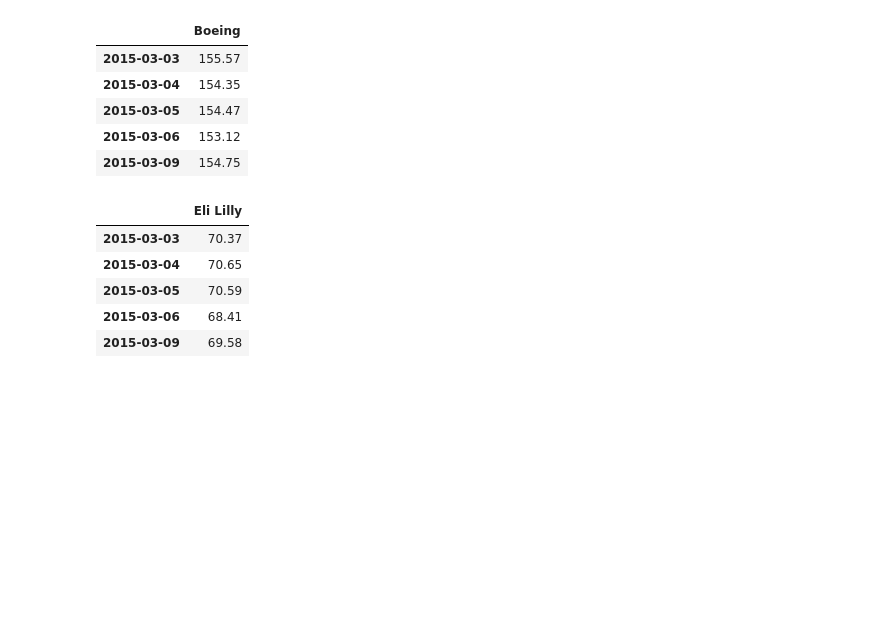
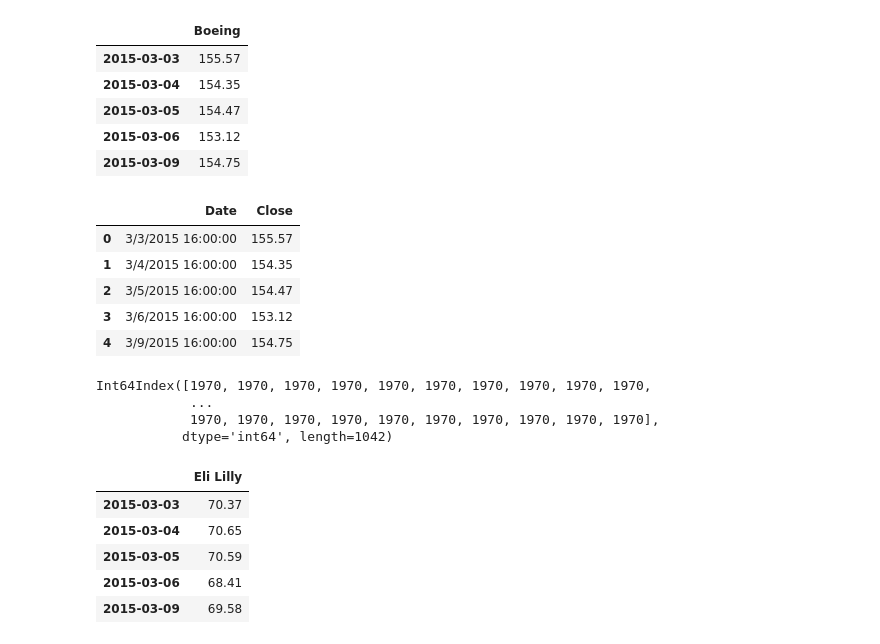
Before and after one commit to gadam/fintech_assessment_03, a Jupyter notebook: whale_analysis.ipynb, the cells around one changed output. Drawn from its saved outputs; the diff is of its cells as text; code cells hidden in the pictures; blank space fills up the shorter version.

```diff
--- a/whale_analysis.ipynb
+++ b/whale_analysis.ipynb
@@ -824,6 +791,25 @@ boeing_df.head()
 | 2015-03-05 | 154.47 |
 | 2015-03-06 | 153.12 |
 | 2015-03-09 | 154.75 |
+# %%
+# boeing_test_df = pd.read_csv(boeing_file, index_col="Date", infer_datetime_format=True, parse_dates=True)
+boeing_test_df = pd.read_csv(boeing_file)
+boeing_test_df.head()
+# %% [output]
+|  | Date | Close |
+| 0 | 3/3/2015 16:00:00 | 155.57 |
+| 1 | 3/4/2015 16:00:00 | 154.35 |
+| 2 | 3/5/2015 16:00:00 | 154.47 |
+| 3 | 3/6/2015 16:00:00 | 153.12 |
+| 4 | 3/9/2015 16:00:00 | 154.75 |
+# %%
+boeing_test_df.index = pd.DatetimeIndex(boeing_test_df.index)
+boeing_test_df.index.year
+# %% [output]
+Int64Index([1970, 1970, 1970, 1970, 1970, 1970, 1970, 1970, 1970, 1970,
+            ...
+            1970, 1970, 1970, 1970, 1970, 1970, 1970, 1970, 1970, 1970],
+           dtype='int64', length=1042)
 # %%
 # Reading data from 2nd stock
 eli_file = Path("./Resources/my_portfolio/eli_lilly.csv")
```
Also changed, not shown: parts of 9 cells of this notebook.
